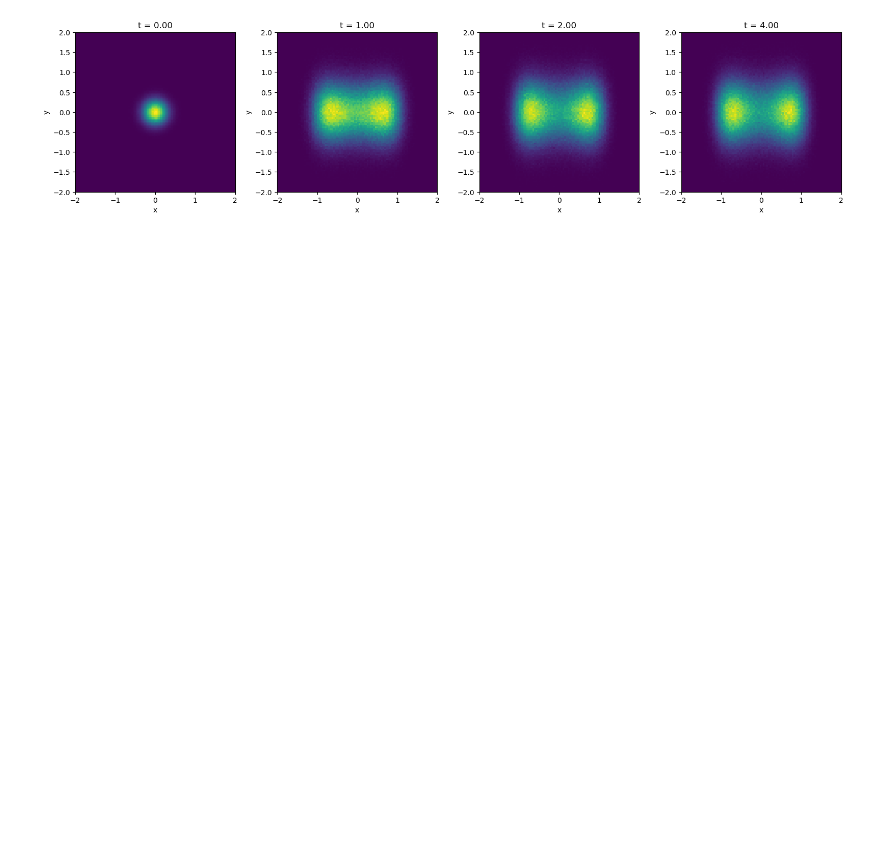
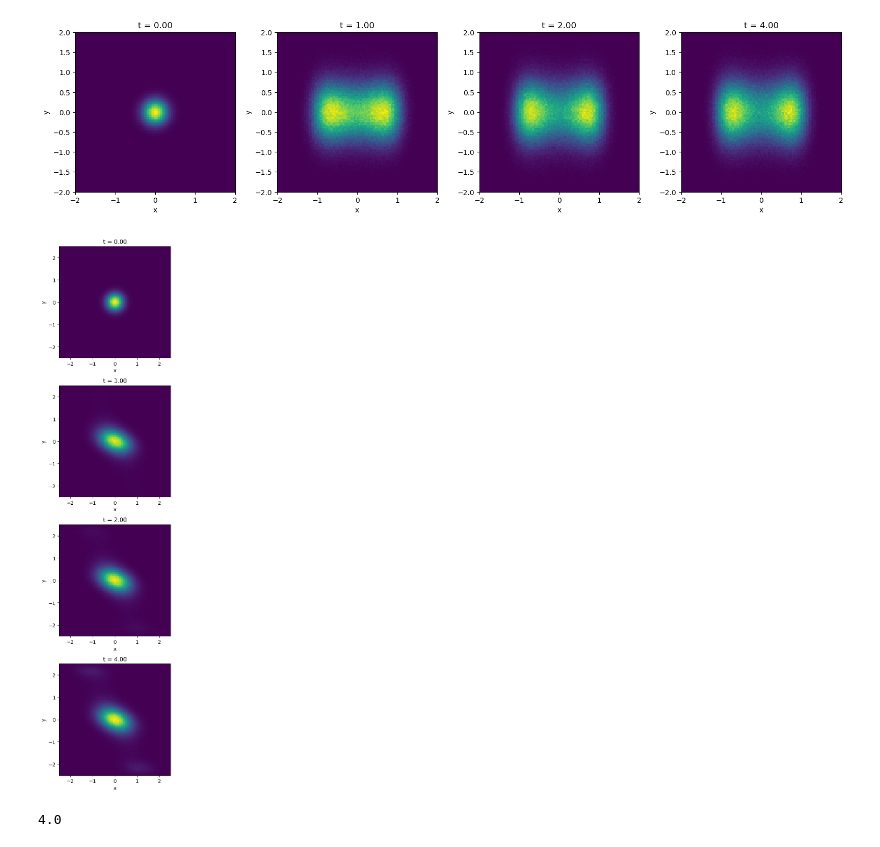
Before and after one commit to KAANVOLKAN05/GPGPU_Research, a Jupyter notebook: Lengevin/lengevinGPU2/Analysis.ipynb, the cells around one changed output. Cells and saved outputs as stored; diff of their text form; code cells hidden in the pictures; blank space fills up the shorter version.

```diff
--- a/Lengevin/lengevinGPU2/Analysis.ipynb
+++ b/Lengevin/lengevinGPU2/Analysis.ipynb
@@ -25,3 +25,32 @@ plt.tight_layout()
 plt.show()
 # %% [output]
 [figure]
+# %%
+import numpy as np
+import matplotlib.pyplot as plt
+
+n_saves, n_bins, L = 100, 100, 2.5
+
+counts = np.fromfile("camel_counts.bin", dtype=np.int64)
+counts = counts.reshape(n_saves + 1, n_bins, n_bins)
+t_history = np.fromfile("camel_t.bin", dtype=np.float64)
+
+bin_area = (2 * L / n_bins) ** 2
+P_history = counts / (counts.sum(axis=(1, 2), keepdims=True) * bin_area)
+
+frames = [0, 25, 50, 100]
+#fig, axes = plt.subplots(1, len(frames), figsize=(4 * len(frames), 4))
+fig, axes = plt.subplots(len(frames), 1, figsize=(4, 4 * len(frames)))
+for ax, k in zip(axes, frames):
+    ax.imshow(P_history[k], origin="lower", extent=[-L, L, -L, L], cmap="viridis")
+    ax.set_title(f"t = {t_history[k]:.2f}")
+    ax.set_xlabel("x")
+    ax.set_ylabel("y")
+plt.tight_layout()
+plt.show()
+# %% [output]
+[figure, added]
+# %%
+print(np.fromfile("camel_t.bin", dtype=np.float64)[-1])
+# %% [output]
+4.0
```
